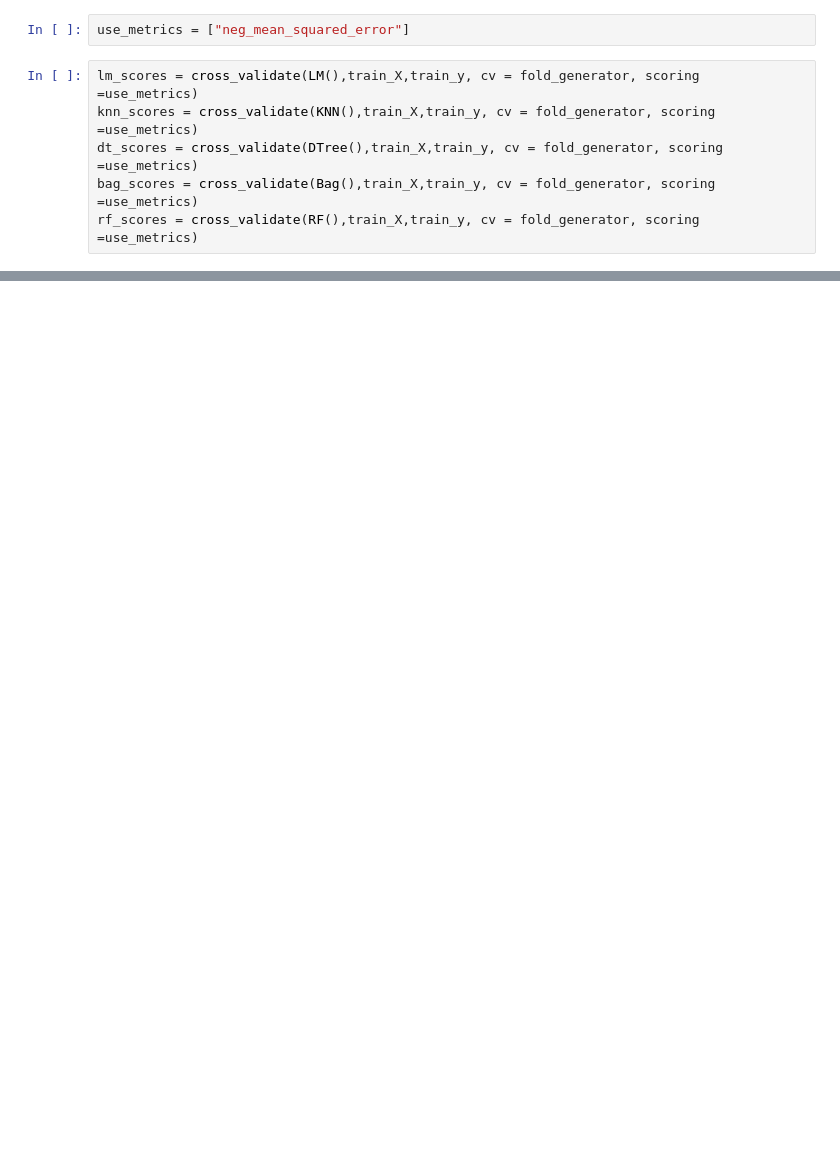
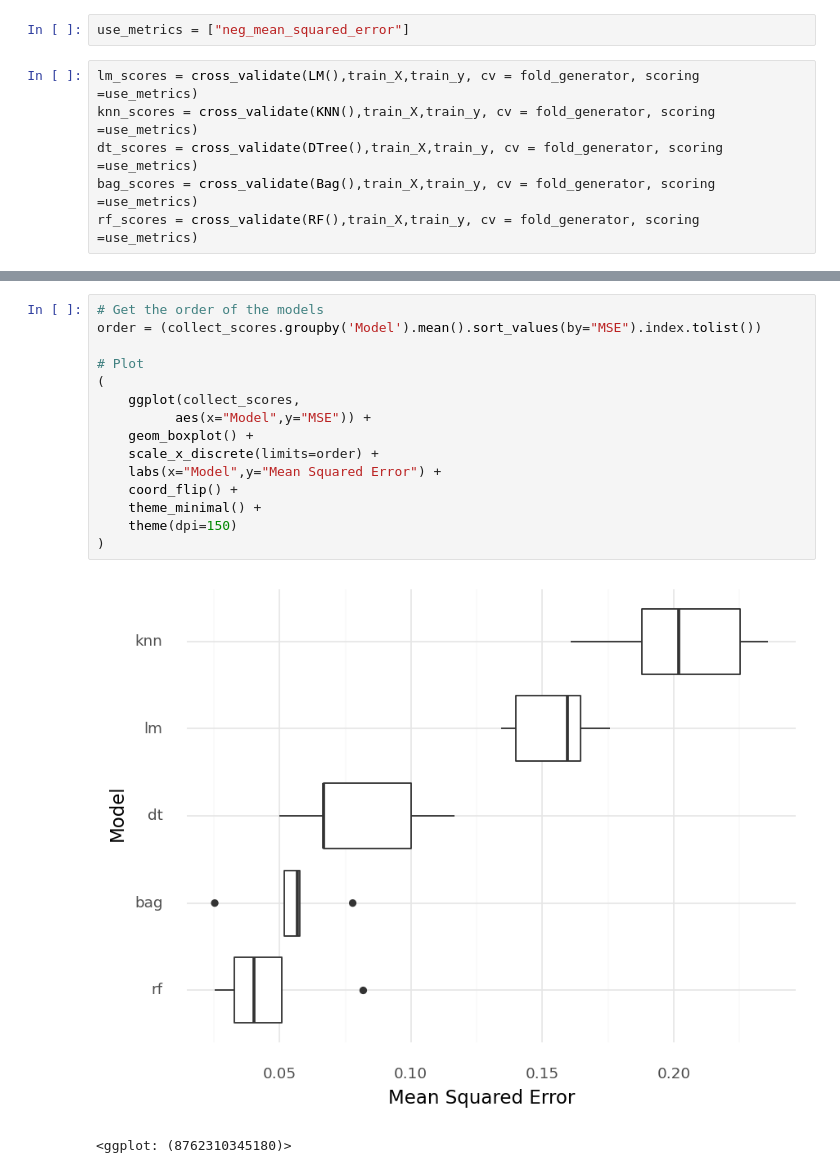
Before and after one commit to morganzimmerman/alzheimers_project, a Jupyter notebook: model_exploration.ipynb, the cells around one changed output, grey strips where cells are left out. Drawn from its saved outputs; the diff is of its cells as text; blank space fills up the shorter version.

```diff
--- a/model_exploration.ipynb
+++ b/model_exploration.ipynb
@@ -263,0 +276,18 @@ collect_scores
+# %%
+# Get the order of the models
+order = (collect_scores.groupby('Model').mean().sort_values(by="MSE").index.tolist())
+
+# Plot
+(
+    ggplot(collect_scores,
+          aes(x="Model",y="MSE")) +
+    geom_boxplot() +
+    scale_x_discrete(limits=order) +
+    labs(x="Model",y="Mean Squared Error") +
+    coord_flip() +
+    theme_minimal() +
+    theme(dpi=150)
+)
+# %% [output]
+[figure, added]
+<ggplot: (8762310345180)>
```
Also changed, not shown: parts of 18 cells of this notebook.
